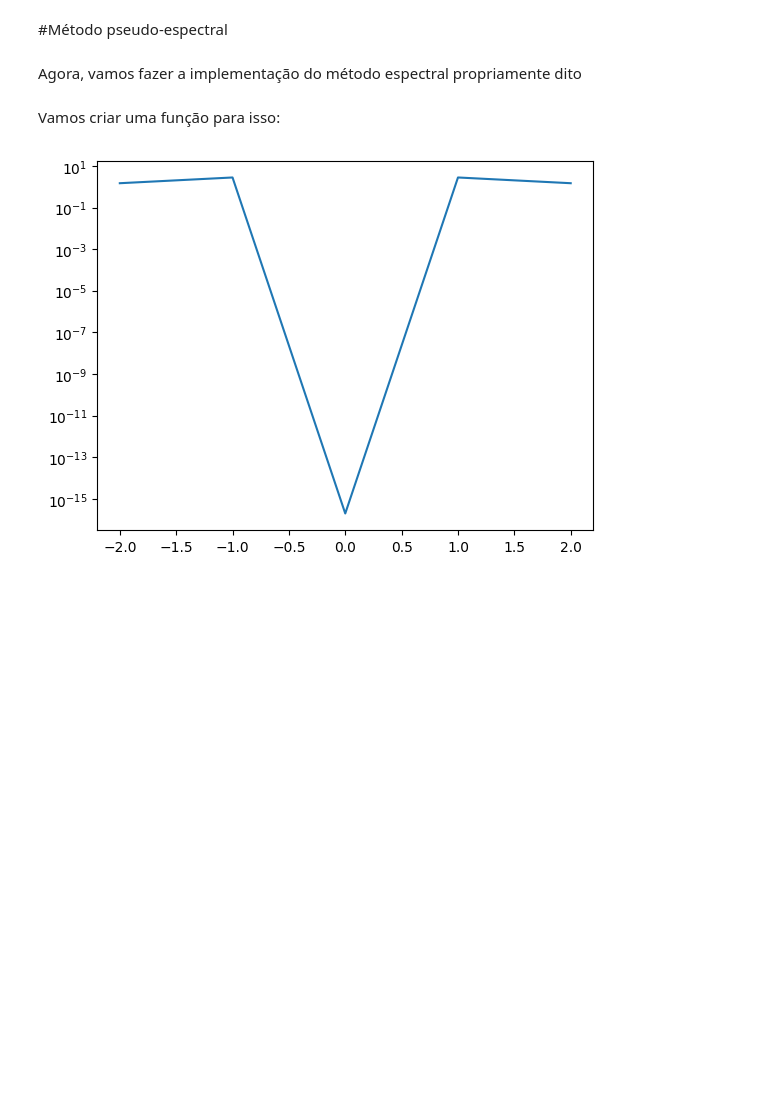
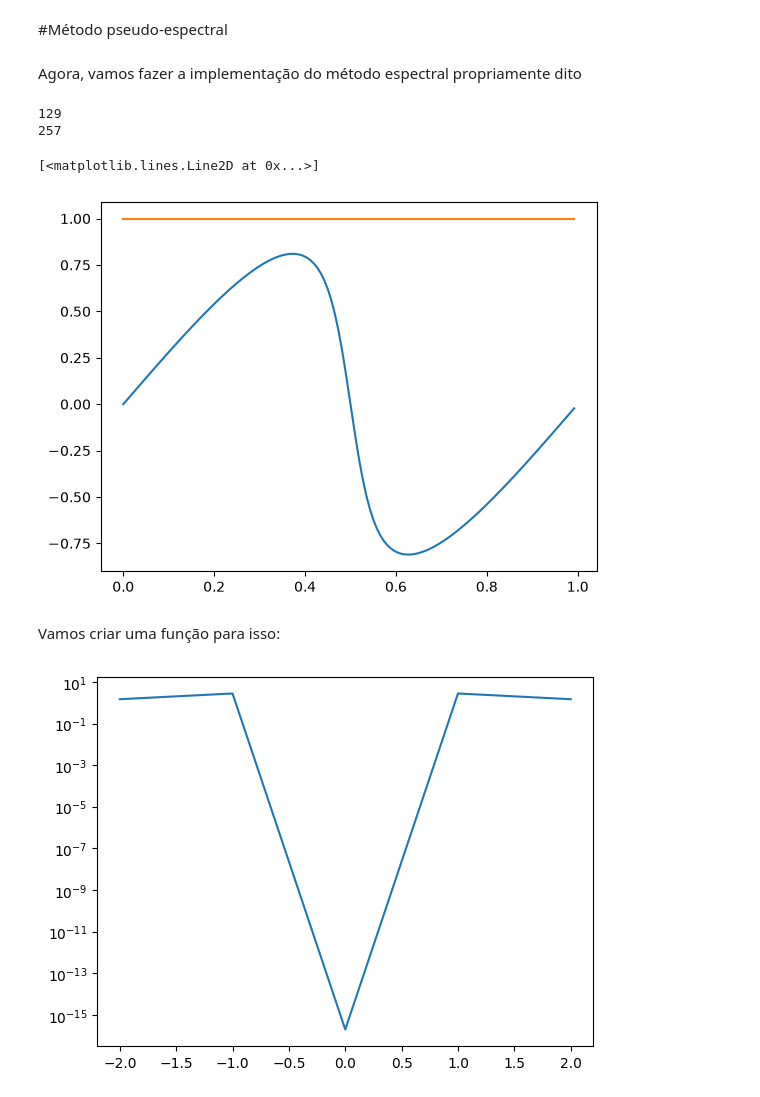
Before and after one commit to yuri-pin/Semi_Lagrangian_Exponential, a Jupyter notebook: códigos_de_experimentos numéricos/spectral_integradores_exponenciais.ipynb, the cells around one changed output. Saved outputs shown, nothing was run; the diff lists cells and outputs as text; code cells hidden in the pictures; blank space fills up the shorter version.

```diff
--- a/códigos_de_experimentos numéricos/spectral_integradores_exponenciais.ipynb
+++ b/códigos_de_experimentos numéricos/spectral_integradores_exponenciais.ipynb
@@ -769,33 +773,42 @@ func = RungeKutta44
 x_line = np.arange(espaco_p.a,espaco_p.b,espaco_p.h)#vou definir o espaço com a divisão M'
 
 u_line0  = teste_p.cond_inicial(x = x_line) #aplico a condição inicial (espaço físico)
 
 
 
 ## Aqui vamos definir a derivada espacial
 f_line,k = FFT(u_line0) #defino o FFT da melhor resolução espacial
 
 
 
 u_f = func(x = f_line,a = temp_p.t_i,b = temp_p.t_f,h = temp_p.k,dom = temp_p,teste = teste_p)
 
 
 N_line = (np.size(u_f[-1,:])-1)//2
 k = np.zeros(len(u_f[-1,:]), dtype = int)
 u_trunc,k_trunc = trunc_f(u_f[-1,:],k,N_line)
 
+x = np.arange(espaco_p.a,espaco_p.b, (espaco_p.b - espaco_p.a)/len(u_trunc))
+
 
 
 u_k = IFFT(u_trunc)
 
 
+print(len(u_k))
+print(len(x_line))
 
 plt.plot(x,u_k)
 
 
 x = np.linspace(espaco_p.a,espaco_p.b,np.size(u_trunc),endpoint = False)
 
 plt.plot(x,np.ones_like(x))
+# %% [output]
+129
+257
+[<matplotlib.lines.Line2D at 0x...>]
+[figure, added]
 # %%
 
 plt.plot(x,u_k)
```
Also changed, not shown: parts of 4 cells of this notebook, 17 other files.
